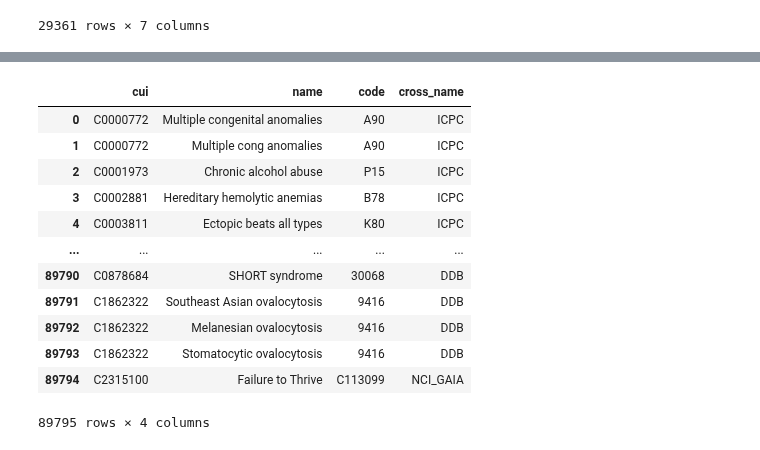
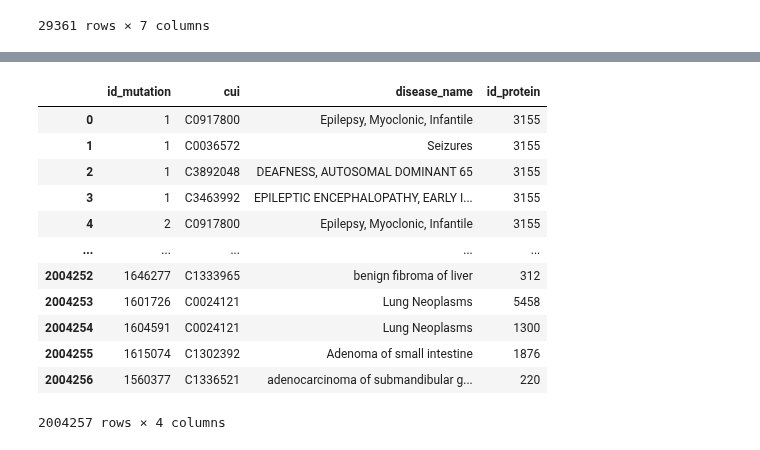
Before and after one commit to alvaro-2/mutations, a Jupyter notebook: scripts/mesh/mesh_data.ipynb, the cells around one changed output, grey strips where cells are left out. Saved outputs shown, nothing was run; the diff lists cells and outputs as text; code cells hidden in the pictures.

```diff
--- a/scripts/mesh/mesh_data.ipynb
+++ b/scripts/mesh/mesh_data.ipynb
@@ -19,3 +22,5 @@ mutation_has_disease = pd.read_csv('../../db_tables/mutation_has_disease.tsv', s
+# %%
+mutation = pd.read_csv('../../db_tables/mutation_new.tsv.gz', sep= '\t', compression= 'gzip')
 # %%
 # Diseases from DisPhase with cross references
 disease_has_synonyms = disease_has_synonyms.merge(cross_reference).drop(columns='id_cross')
@@ -481,3 +531,0 @@ ver : importe mas arriba disease
-# %%
-disease = pd.read_csv('../db_tables/disease.tsv', sep= '\t')
-mutation_has_disease = pd.read_csv('../db_tables/mutation_has_disease.tsv', sep= '\t')
@@ -500,16 +532,18 @@ disease
-# %%
-disease_has_synonyms
-# %% [output]
-|  | cui | name | code | cross_name |
-| 0 | C0000772 | Multiple congenital anomalies | A90 | ICPC |
-| 1 | C0000772 | Multiple cong anomalies | A90 | ICPC |
-| 2 | C0001973 | Chronic alcohol abuse | P15 | ICPC |
-| 3 | C0002881 | Hereditary hemolytic anemias | B78 | ICPC |
-| 4 | C0003811 | Ectopic beats all types | K80 | ICPC |
-| ... | ... | ... | ... | ... |
-| 89790 | C0878684 | SHORT syndrome | 30068 | DDB |
-| 89791 | C1862322 | Southeast Asian ovalocytosis | 9416 | DDB |
-| 89792 | C1862322 | Melanesian ovalocytosis | 9416 | DDB |
-| 89793 | C1862322 | Stomatocytic ovalocytosis | 9416 | DDB |
-| 89794 | C2315100 | Failure to Thrive | C113099 | NCI_GAIA |
-89795 rows × 4 columns
+# %%
+# For each mutation add the protein associated
+diseases_by_protein = mutation_has_disease.merge(mutation[['id_mutation', 'id_protein']])
+diseases_by_protein
+# %% [output]
+|  | id_mutation | cui | disease_name | id_protein |
+| 0 | 1 | C0917800 | Epilepsy, Myoclonic, Infantile | 3155 |
+| 1 | 1 | C0036572 | Seizures | 3155 |
+| 2 | 1 | C3892048 | DEAFNESS, AUTOSOMAL DOMINANT 65 | 3155 |
+| 3 | 1 | C3463992 | EPILEPTIC ENCEPHALOPATHY, EARLY I... | 3155 |
+| 4 | 2 | C0917800 | Epilepsy, Myoclonic, Infantile | 3155 |
+| ... | ... | ... | ... | ... |
+| 2004252 | 1646277 | C1333965 | benign fibroma of liver | 312 |
+| 2004253 | 1601726 | C0024121 | Lung Neoplasms | 5458 |
+| 2004254 | 1604591 | C0024121 | Lung Neoplasms | 1300 |
+| 2004255 | 1615074 | C1302392 | Adenoma of small intestine | 1876 |
+| 2004256 | 1560377 | C1336521 | adenocarcinoma of submandibular g... | 220 |
+2004257 rows × 4 columns
```
Also changed, not shown: parts of 27 cells of this notebook, 2 other files.
